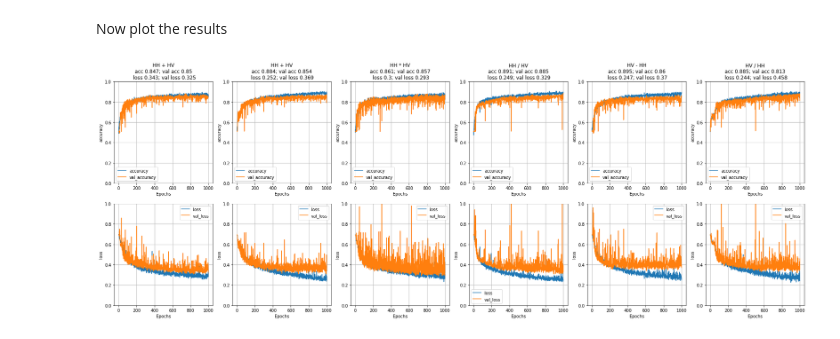
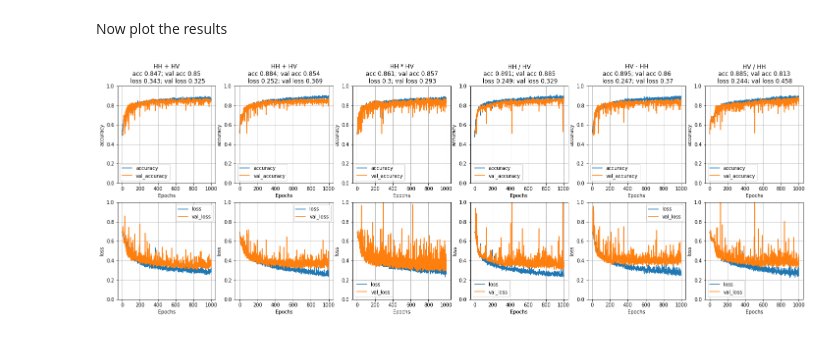
Before and after one commit to eikeschuett/IcebergShipDetection, a Jupyter notebook: CNN_test_different_3rd_bands.ipynb, the cells around one changed output. Cells and saved outputs as stored; diff of their text form; code cells hidden in the pictures.

```diff
--- a/CNN_test_different_3rd_bands.ipynb
+++ b/CNN_test_different_3rd_bands.ipynb
@@ -289,25 +289,25 @@ def plot_graphs(history, string, x, y, n, label):
 # %% [markdown]
 Now plot the results
 # %%
-fig = plt.figure(figsize=(30,10))
+fig = plt.figure(figsize=(25,8))
 plot_graphs(history_plus, "accuracy", 2, 6, 1, "HH + HV")
 plot_graphs(history_min, "accuracy", 2, 6, 2, "HH + HV")
 plot_graphs(history_mul, "accuracy", 2, 6, 3, "HH * HV")
 plot_graphs(history_div, "accuracy", 2, 6, 4, "HH / HV")
 plot_graphs(history_hvmin, "accuracy", 2, 6, 5, "HV - HH")
 plot_graphs(history_hvdiv, "accuracy", 2, 6, 6, "HV / HH")
 
 plot_graphs(history_plus, "loss", 2, 6, 7, " ")
 plot_graphs(history_min, "loss", 2, 6, 8, "  ")
 plot_graphs(history_mul, "loss", 2, 6, 9, " ")
 plot_graphs(history_div, "loss", 2, 6, 10, " ")
 plot_graphs(history_hvmin, "loss", 2, 6, 11, " ")
 plot_graphs(history_hvdiv, "loss", 2, 6, 12, " ")
 
 
 # print(round(history_plus.history["loss"][-1], 3))
 # print(round(history_plus.history["accuracy"][-1], 3))
 # print(round(history_plus.history["val_loss"][-1], 3))
 # print(round(history_plus.history["val_accuracy"][-1], 3))
 # %% [output]
-[figure, old version]
+[figure, new version]
```
